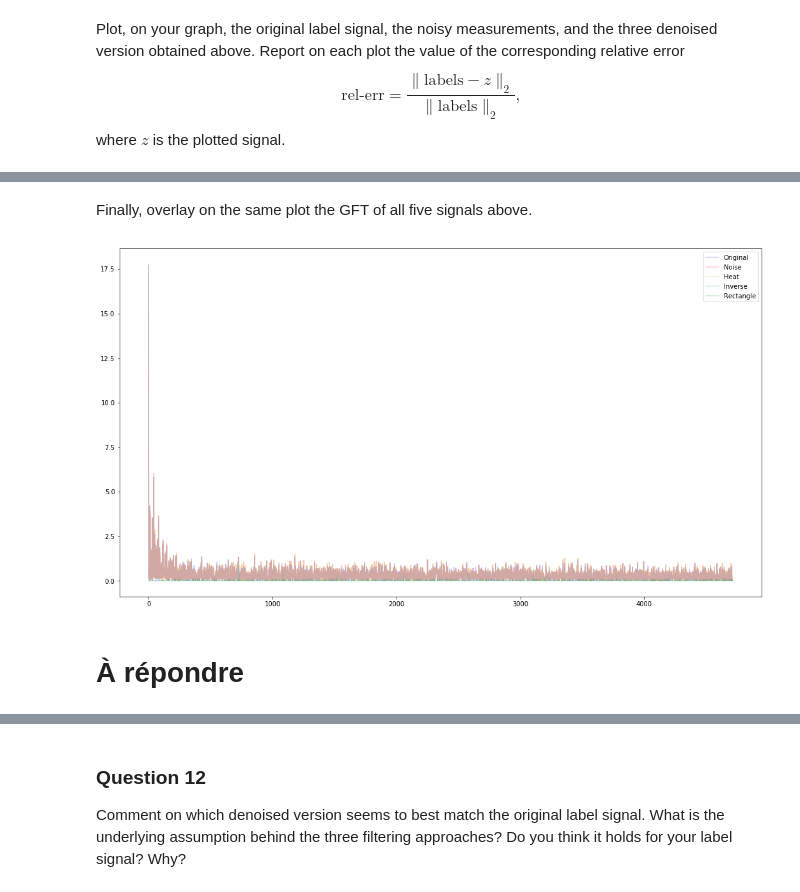
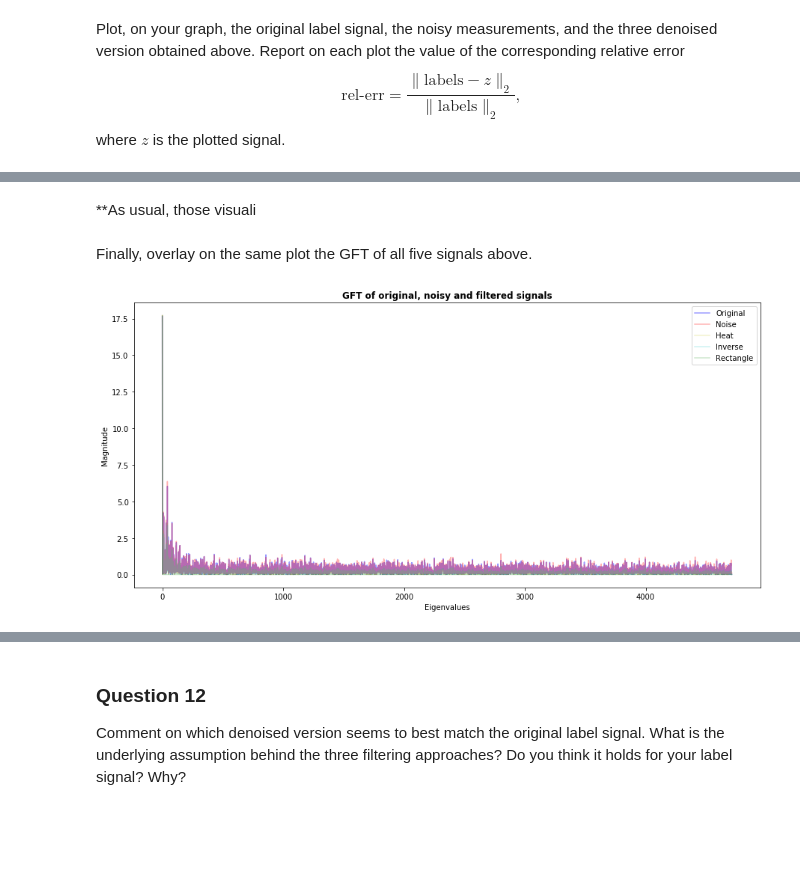
Before and after one commit to illorens/NTDS, a Jupyter notebook: 4_graph_signal_processing.ipynb, the cells around one changed output, grey strips where cells are left out. Saved outputs shown, nothing was run; the diff lists cells and outputs as text; code cells hidden in the pictures; blank space fills up the shorter version.

```diff
--- a/4_graph_signal_processing.ipynb
+++ b/4_graph_signal_processing.ipynb
@@ -377,7 +376,7 @@ def rectangle_kernel(eig, l_min, l_max):
 
 def graph_filter(x, kernel, **kwargs):
     GFT_x = GFT(x)
-    filtered_x = np.matmul(np.diag(kernel(GFT_x.copy(), **kwargs)),GFT_x)
+    filtered_x = np.matmul(np.diag(kernel(e, **kwargs)),GFT_x)
     return iGFT(filtered_x)
 # %% [markdown]
 ### Question 7
@@ -486,7 +486,7 @@ _Note:_ Actually, you might want to play with the noise variance here and set it
 # %%
 labels_variance = np.var(label_signal)
 noise_variance = labels_variance / 1.5
-noisy_measurements = label_signal + abs(noise_variance * np.random.randn(n_nodes))
+noisy_measurements = label_signal + noise_variance * np.random.randn(n_nodes)
 # %% [markdown]
 ### Question 10
 
@@ -516,6 +516,6 @@ It looks like the inverse kernel.
 
 Now, denoise the noisy measurements by passing them through the filters that you implemented in Question 6. Choose the filter parameters based on the behavior of the GFT of your original label signal (this is the prior knowledge that you input to the problem).
 # %%
-z_heat_denoised = graph_filter(noisy_measurements, heat_kernel, tau=-0.1)
-z_inv_denoised = graph_filter(noisy_measurements, inverse_kernel, tau=2)
+z_heat_denoised = graph_filter(noisy_measurements, heat_kernel, tau=-1)
+z_inv_denoised = graph_filter(noisy_measurements, inverse_kernel, tau=1.5)
 z_rect_denoised = graph_filter(noisy_measurements, rectangle_kernel, l_min=0, l_max=0.1)
@@ -613,21 +584,25 @@ plt.show()
+# %% [markdown]
+**As usual, those visuali
 # %% [markdown]
 Finally, overlay on the same plot the GFT of all five signals above.
+# %%
+#We calculate absolute GFT of all of our signals
+GFT_label = abs(GFT(label_signal))
+GFT_noisy = abs(GFT(noisy_measurements))
+GFT_denoised_heat = abs(GFT(z_heat_denoised))
+GFT_denoised_inv = abs(GFT(z_inv_denoised))
+GFT_denoised_rect = abs(GFT(z_rect_denoised))
 # %%
-GFT_label = abs(GFT(label_signal))
-GFT_noise = abs(GFT(noisy_measurements))
-GFT_denoised_heat = abs(GFT(z_heat_denoised))
-GFT_denoised_inv = abs(GFT(z_inv_denoised))
-GFT_denoised_rect = abs(GFT(z_rect_denoised))
-
-fig, ax = plt.subplots(figsize = (18,10))
-ax.plot(GFT_label, 'b-', alpha=0.2, label = 'Original')
-ax.plot(GFT_noise,'r-', alpha=0.2, label = 'Noise')
+fig, ax = plt.subplots(figsize = (15,7))
+ax.set_title("GFT of original, noisy and filtered signals", y=1.00, fontweight="bold")
+ax.plot(GFT_label, 'b-', alpha=0.4, label = 'Original')
+ax.plot(GFT_noisy,'r-', alpha=0.3, label = 'Noise')
 ax.plot(GFT_denoised_heat,'y-', alpha=0.2, label = 'Heat')
 ax.plot(GFT_denoised_inv,'c-', alpha=0.2, label = 'Inverse')
 ax.plot(GFT_denoised_rect,'g-', alpha=0.2, label = 'Rectangle')
+ax.set_xlabel("Eigenvalues")
+ax.set_ylabel("Magnitude")
 ax.legend()
 plt.show()
 # %% [output]
-[figure, old version]
+[figure, new version]
-# %% [markdown]
-# À répondre
```
Also changed, not shown: parts of 18 cells of this notebook.
